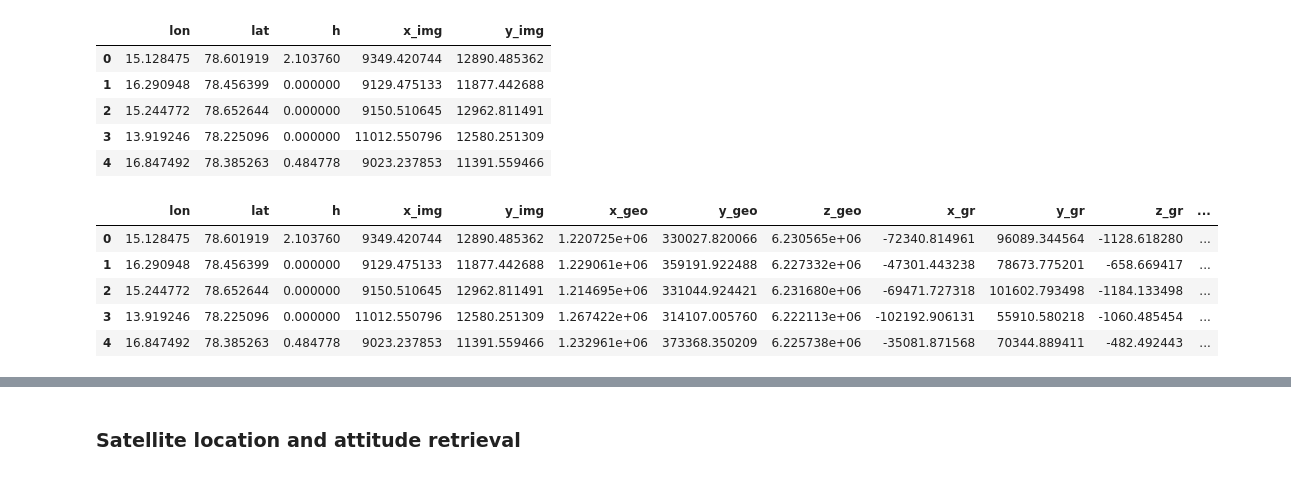
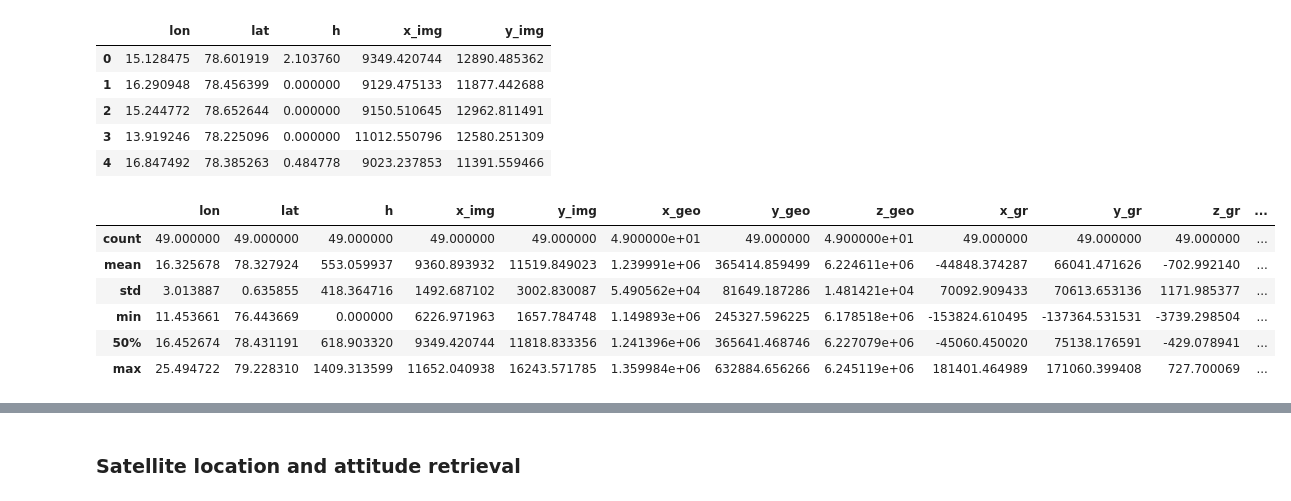
Before and after one commit to lorisdanjou/KH-5_ARGON_images_processing, a Jupyter notebook: orthorectification_images_tests.ipynb, the cells around one changed output, grey strips where cells are left out. Cells and saved outputs as stored; diff of their text form; code cells hidden in the pictures.

```diff
--- a/orthorectification_images_tests.ipynb
+++ b/orthorectification_images_tests.ipynb
@@ -203,12 +200,9 @@ FMs.head()
 # %%
-fig, axs = plt.subplots(ncols=3, figsize=(15, 5))
+fig, axs = plt.subplots(ncols=2, figsize=(10, 5))
 axs[0].scatter(FMs.x, FMs.y, color='r')
 axs[0].grid()
 axs[0].set_title('Image coordinates []')
 axs[1].scatter(FMs.xi, FMs.eta, color='b')
 axs[1].grid()
 axs[1].set_title('Fiducial coordinates [mm]')
-axs[2].scatter(FMs.xp, FMs.yp, color='k')
-axs[2].grid()
-axs[2].set_title('Photo coordinates [mm]')
 # %% [output]
@@ -281,21 +275,35 @@ where:
 
 The transformation is linear but the relation with the parameters is not (especially $\alpha$). Therefore, several optimization techniques are tested; the only satisfactory one is the Nelder-Mead algorithm (simplex).
 # %%
-res = opt.minimize(
-    io.objective_function_molnar,
+res = opt.least_squares(
+    io.objective_function,
     x0=[0, 0, 0, 127/shx, 127/shy],
     args=(FMs.loc[:, ("xi", "eta")].to_numpy(), FMs.loc[:, ("x", "y")].to_numpy()),
-    method="Nelder-mead",
-    options={"maxiter": 1000},
+    method="trf",
+    # x_scale="jac",
+    max_nfev=1000
 )
+# res = opt.minimize(
+#     io.objective_function_molnar,
+#     x0=[0, 0, 0, 127/shx, 127/shy],
+#     args=(FMs.loc[:, ("xi", "eta")].to_numpy(), FMs.loc[:, ("x", "y")].to_numpy()),
+#     method="Nelder-mead",
+#     options={"maxiter": 1000},
+# )
+print(res)
+
 if res.success:
     params = res.x
 
     xc, yc, alpha, delta_eta, delta_xi = params[0], params[1], params[2], params[3], params[4]
-    print(0, 0, 0, 127/shx, 127/shy)
-    print(xc, yc, alpha, delta_eta, delta_xi)
+    print("----------------------------------------------")
+    print("|  xc  |  yc  | alpha | delta_eta | delta_xi |")
+    print("| {:.2f} | {:.2f} | {:.2f} | {:.2f} | {:.2f} |".format(0., 0., 0., 127/shx, 127/shy))
+    print("| {:.2f} | {:.2f} | {:.2f} | {:.2f} | {:.2f} |".format(xc, yc, alpha, delta_eta, delta_xi))
+    print("----------------------------------------------")
 
-    xi, eta = io.image_to_fiducial_coordinates_molnar(FMs.loc[:, "x"].values, FMs.loc[:, "y"].values, xc, yc, alpha, delta_eta, delta_xi)
+
+    xi, eta = io.image_to_fiducial_coordinates(FMs.loc[:, "x"].values, FMs.loc[:, "y"].values, xc, yc, alpha, delta_eta, delta_xi)
     FMs_inferred_fiducial_coords = np.array([xi, eta]).T
 
     fig, ax = plt.subplots(figsize=(5, 5))
@@ -304,6 +312,4 @@ if res.success:
     ax.grid()
     ax.legend()
     ax.set_title("Fiducial coordinates [mm] (non linear optimization)")
-else:
-    print(res)
 # %% [output]
@@ -516,25 +527,23 @@ GCPs.head()
 # %%
 # geocentric cartesian coordinates
 x_geo, y_geo, z_geo = eo.geodetic_to_geocentric_cartesian_coordinates(GCPs.lat.values *np.pi/180, GCPs.lon.values *np.pi/180, GCPs.h.values)
 GCPs.loc[:, ["x_geo", "y_geo", "z_geo"]] = np.array([x_geo, y_geo, z_geo]).T
 
 # local cartesian coordinates
 lat_c, lon_c = 77.75936, 18.40797
 x_gr, y_gr, z_gr = eo.geocentric_cartesian_to_local_cartesian_coordinates(x_geo, y_geo, z_geo, lat_c *np.pi/180, lon_c *np.pi/180)
 GCPs.loc[:, ["x_gr", "y_gr", "z_gr"]] = np.array([x_gr, y_gr, z_gr]).T
 
 # fiducial coordinates
-xi, eta = io.image_to_fiducial_coordinates_affine(GCPs.x_img.values, GCPs.y_img.values, matrix, translation)
+xi, eta = io.image_to_fiducial_coordinates(GCPs.x_img.values, GCPs.y_img.values, xc, yc, alpha, delta_eta, delta_xi)
 GCPs.loc[:, ["xi", "eta"]] = np.array([xi, eta]).T
 
-# photo coordinates
-xp, yp = io.fiducial_to_photo_coordinates(GCPs.xi.values, GCPs.eta.values, x0, y0)
-GCPs.loc[:, ["xp", "yp"]] = np.array([xp, yp]).T
-GCPs.head()
+GCPs.describe(percentiles=[])
 # %% [output]
 |  | lon | lat | h | x_img | y_img | x_geo | y_geo | z_geo | x_gr | y_gr | z_gr | ... |
-| 0 | 15.128475 | 78.601919 | 2.103760 | 9349.420744 | 12890.485362 | 1.220725e+06 | 330027.820066 | 6.230565e+06 | -72340.814961 | 96089.344564 | -1128.618280 | ... |
-| 1 | 16.290948 | 78.456399 | 0.000000 | 9129.475133 | 11877.442688 | 1.229061e+06 | 359191.922488 | 6.227332e+06 | -47301.443238 | 78673.775201 | -658.669417 | ... |
-| 2 | 15.244772 | 78.652644 | 0.000000 | 9150.510645 | 12962.811491 | 1.214695e+06 | 331044.924421 | 6.231680e+06 | -69471.727318 | 101602.793498 | -1184.133498 | ... |
-| 3 | 13.919246 | 78.225096 | 0.000000 | 11012.550796 | 12580.251309 | 1.267422e+06 | 314107.005760 | 6.222113e+06 | -102192.906131 | 55910.580218 | -1060.485454 | ... |
-| 4 | 16.847492 | 78.385263 | 0.484778 | 9023.237853 | 11391.559466 | 1.232961e+06 | 373368.350209 | 6.225738e+06 | -35081.871568 | 70344.889411 | -482.492443 | ... |
+| count | 49.000000 | 49.000000 | 49.000000 | 49.000000 | 49.000000 | 4.900000e+01 | 49.000000 | 4.900000e+01 | 49.000000 | 49.000000 | 49.000000 | ... |
+| mean | 16.325678 | 78.327924 | 553.059937 | 9360.893932 | 11519.849023 | 1.239991e+06 | 365414.859499 | 6.224611e+06 | -44848.374287 | 66041.471626 | -702.992140 | ... |
+| std | 3.013887 | 0.635855 | 418.364716 | 1492.687102 | 3002.830087 | 5.490562e+04 | 81649.187286 | 1.481421e+04 | 70092.909433 | 70613.653136 | 1171.985377 | ... |
+| min | 11.453661 | 76.443669 | 0.000000 | 6226.971963 | 1657.784748 | 1.149893e+06 | 245327.596225 | 6.178518e+06 | -153824.610495 | -137364.531531 | -3739.298504 | ... |
+| 50% | 16.452674 | 78.431191 | 618.903320 | 9349.420744 | 11818.833356 | 1.241396e+06 | 365641.468746 | 6.227079e+06 | -45060.450020 | 75138.176591 | -429.078941 | ... |
+| max | 25.494722 | 79.228310 | 1409.313599 | 11652.040938 | 16243.571785 | 1.359984e+06 | 632884.656266 | 6.245119e+06 | 181401.464989 | 171060.399408 | 727.700069 | ... |
```
Also changed, not shown: parts of 16 cells of this notebook, 4 other files.
